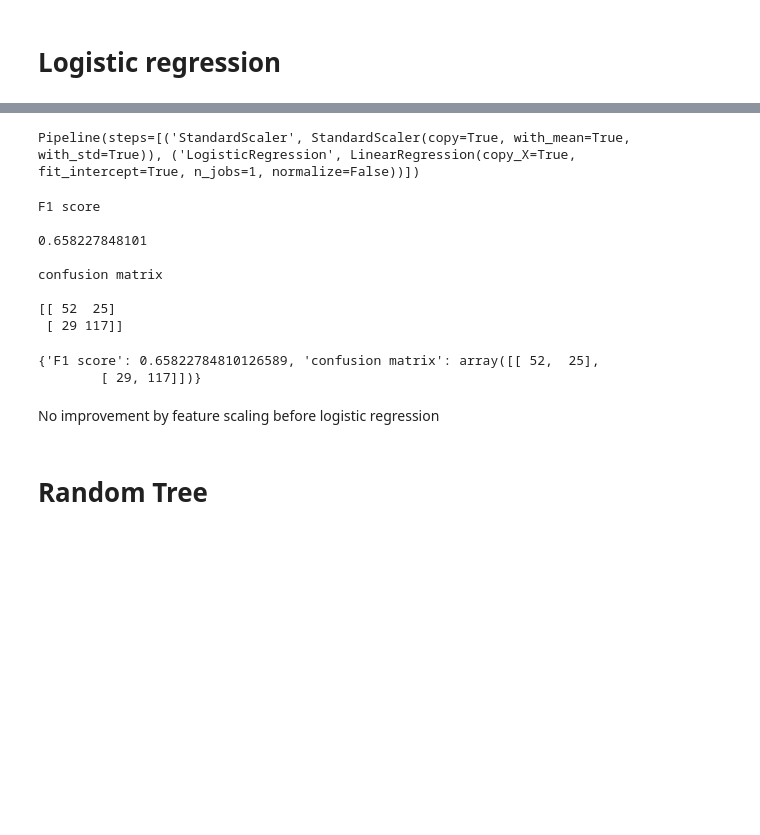
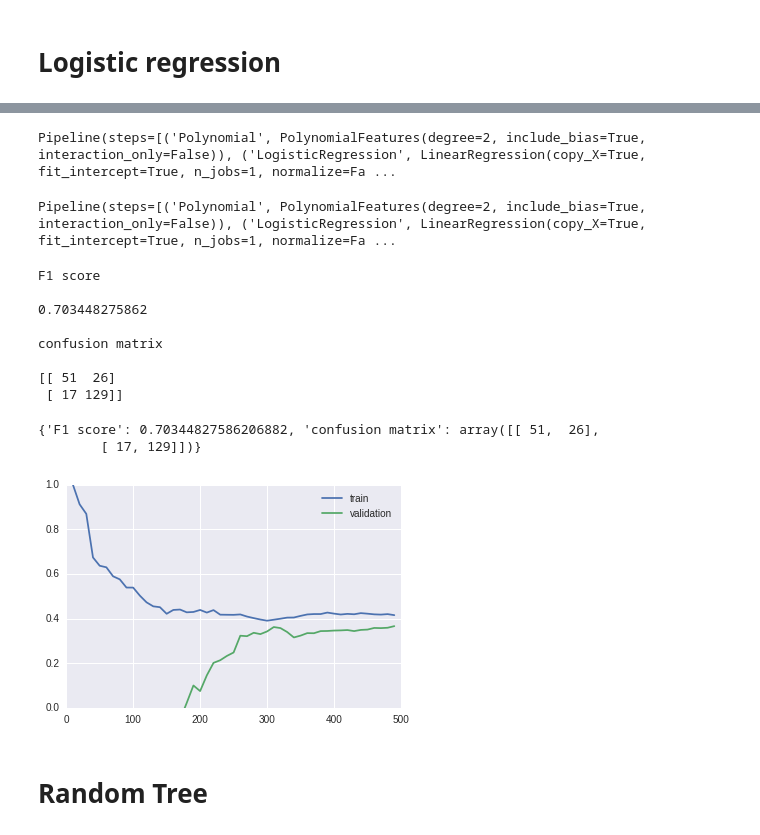
Before and after one commit to tozech/kaggle, a Jupyter notebook: titanic/analysis with scikit learn.ipynb, the cells around one changed output, grey strips where cells are left out. Cells and saved outputs as stored; diff of their text form; code cells hidden in the pictures; blank space fills up the shorter version.

```diff
--- a/titanic/analysis with scikit learn.ipynb
+++ b/titanic/analysis with scikit learn.ipynb
@@ -301,22 +320,34 @@ import sklearn.pipeline as skpi
 # %%
-pipeLogRStdSca = skpi.Pipeline([('StandardScaler', scaler), ('LogisticRegression', logR)])
+pipeLogRPoly = skpi.Pipeline([('Polynomial', polynomial), ('LogisticRegression', logR)])
 # %%
-pipeLogRStdSca.fit(X_train, y_train)
+pipeLogRPoly.fit(X_train, y_train)
 # %% [output]
-Pipeline(steps=[('StandardScaler', StandardScaler(copy=True, with_mean=True, with_std=True)), ('LogisticRegression', LinearRegression(copy_X=True, fit_intercept=True, n_jobs=1, normalize=False))])
+Pipeline(steps=[('Polynomial', PolynomialFeatures(degree=2, include_bias=True, interaction_only=False)), ('LogisticRegression', LinearRegression(copy_X=True, fit_intercept=True, n_jobs=1, normalize=Fa ...
+# %%
+pipeLogRPoly.fit(df[selected_features], df['Survived'])
+# %% [output]
+Pipeline(steps=[('Polynomial', PolynomialFeatures(degree=2, include_bias=True, interaction_only=False)), ('LogisticRegression', LinearRegression(copy_X=True, fit_intercept=True, n_jobs=1, normalize=Fa ...
 # %%
-y_pred = pipeLogRStdSca.predict(X_cv)
+y_pred = pipeLogRPoly.predict(X_cv)
 metric(y_cv, y_pred > 0.5)
 # %% [output]
 F1 score
 
-0.658227848101
+0.703448275862
 
 confusion matrix
 
-[[ 52  25]
- [ 29 117]]
+[[ 51  26]
+ [ 17 129]]
-{'F1 score': 0.65822784810126589, 'confusion matrix': array([[ 52,  25],
-        [ 29, 117]])}
+{'F1 score': 0.70344827586206882, 'confusion matrix': array([[ 51,  26],
+        [ 17, 129]])}
-# %% [markdown]
-No improvement by feature scaling before logistic regression
+# %%
+train_sizes, train_scores, valid_scores = sklc.learning_curve(
+    pipeLogRPoly, df[selected_features], df['Survived'], cv=5, train_sizes=range(10, 500, 10));
+# %%
+plt.plot(train_sizes, train_scores.mean(axis=1), label='train')
+plt.plot(train_sizes, valid_scores.mean(axis=1), label='validation')
+plt.legend()
+plt.ylim([0, 1]);
+# %% [output]
+[figure, added]
```
Also changed, not shown: parts of 15 cells of this notebook, 1 other file.
